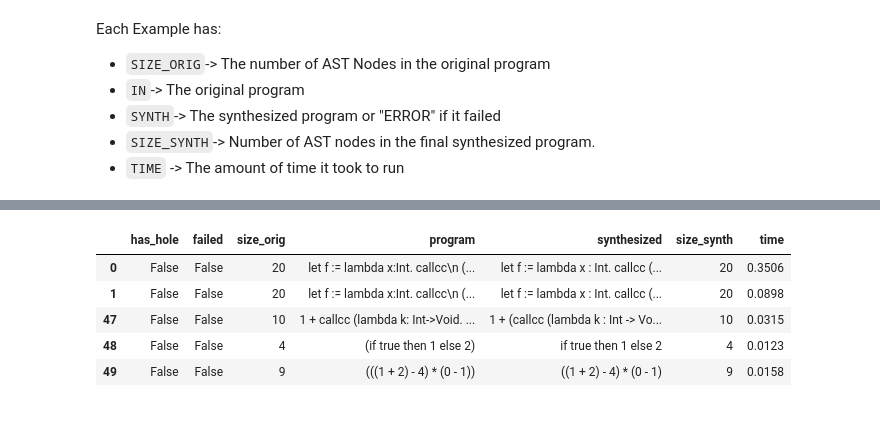
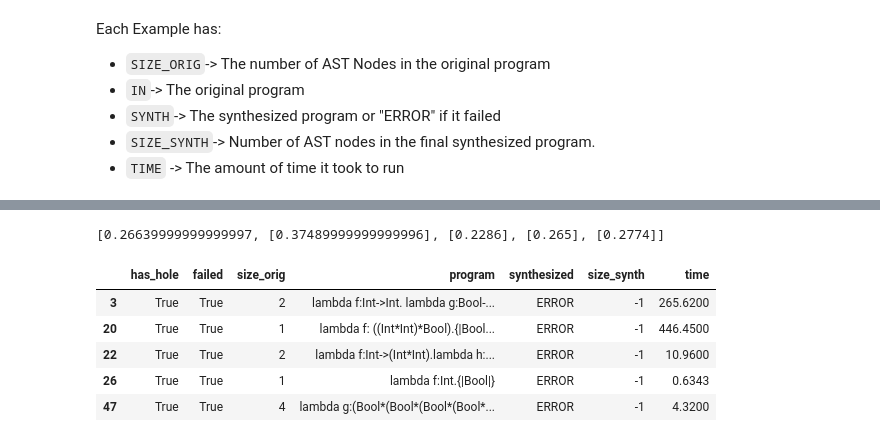
Before and after one commit to andreyyao/CS703, a Jupyter notebook: calc_results.ipynb, the cells around one changed output, grey strips where cells are left out. Cells and saved outputs as stored; diff of their text form; code cells hidden in the pictures.

```diff
--- a/calc_results.ipynb
+++ b/calc_results.ipynb
@@ -9,15 +9,5 @@ import re
 import pandas as pd
 import numpy as np
 import matplotlib
-out_dir = Path("results")
+out_dir = Path("graphs")
 out_dir.mkdir(exist_ok=True)
-
-raw_results = Path("results.txt").read_text()
-raw_results = raw_results.split("__START__")[-1].split("__END__")[0]
-raw_results = raw_results.split("__NEW_EXAMPLE__")[1:]
-# %%
-progs= {}
-for f in list(Path("examples").glob("*")):
-    progs[f.read_text().strip()] =
-expected_num_examples = len()
-print(f"{len(raw_results)} examples found, expected {expected_num_examples}")
@@ -116,9 +146,13 @@ df_passed.sort_values(by='time', ascending=False).head(10)
-# %%
-df[~df["has_hole"]]
-# %% [output]
-|  | has_hole | failed | size_orig | program | synthesized | size_synth | time |
-| 0 | False | False | 20 | let f := lambda x:Int. callcc\n (... | let f := lambda x : Int. callcc (... | 20 | 0.3506 |
-| 1 | False | False | 20 | let f := lambda x:Int. callcc\n (... | let f := lambda x : Int. callcc (... | 20 | 0.0898 |
-| 47 | False | False | 10 | 1 + callcc (lambda k: Int->Void. ... | 1 + (callcc (lambda k : Int -> Vo... | 10 | 0.0315 |
-| 48 | False | False | 4 | (if true then 1 else 2) | if true then 1 else 2 | 4 | 0.0123 |
-| 49 | False | False | 9 | (((1 + 2) - 4) * (0 - 1)) | ((1 + 2) - 4) * (0 - 1) | 9 | 0.0158 |
+# %%
+res_by_prog[k]["time"]
+# %% [output]
+[0.26639999999999997, [0.37489999999999996], [0.2286], [0.265], [0.2774]]
+# %%
+failed
+# %% [output]
+|  | has_hole | failed | size_orig | program | synthesized | size_synth | time |
+| 3 | True | True | 2 | lambda f:Int->Int. lambda g:Bool-... | ERROR | -1 | 265.6200 |
+| 20 | True | True | 1 | lambda f: ((Int*Int)*Bool).{|Bool... | ERROR | -1 | 446.4500 |
+| 22 | True | True | 2 | lambda f:Int->(Int*Int).lambda h:... | ERROR | -1 | 10.9600 |
+| 26 | True | True | 1 | lambda f:Int.{|Bool|} | ERROR | -1 | 0.6343 |
+| 47 | True | True | 4 | lambda g:(Bool*(Bool*(Bool*(Bool*... | ERROR | -1 | 4.3200 |
```
Also changed, not shown: parts of 10 cells of this notebook, 30 other files.
